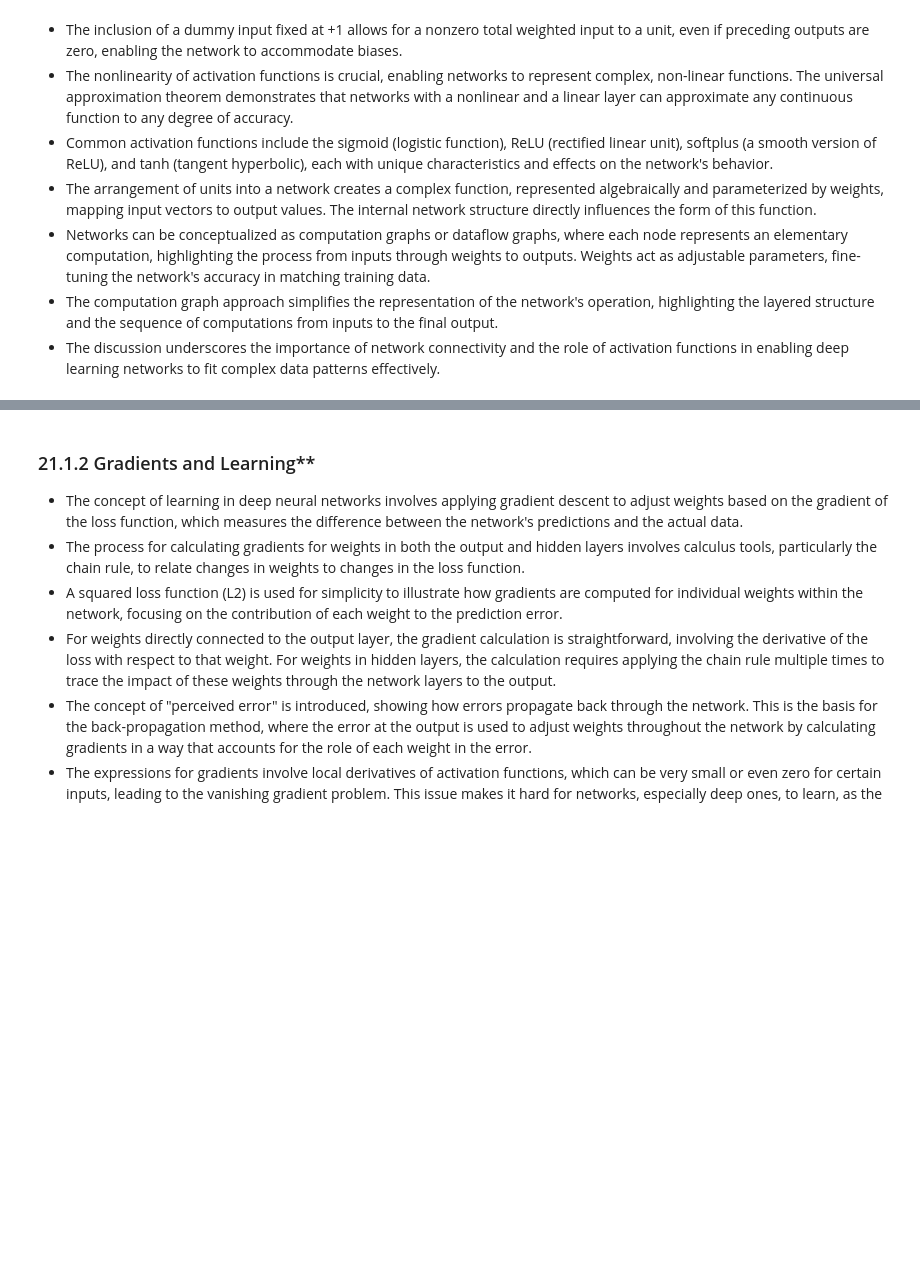
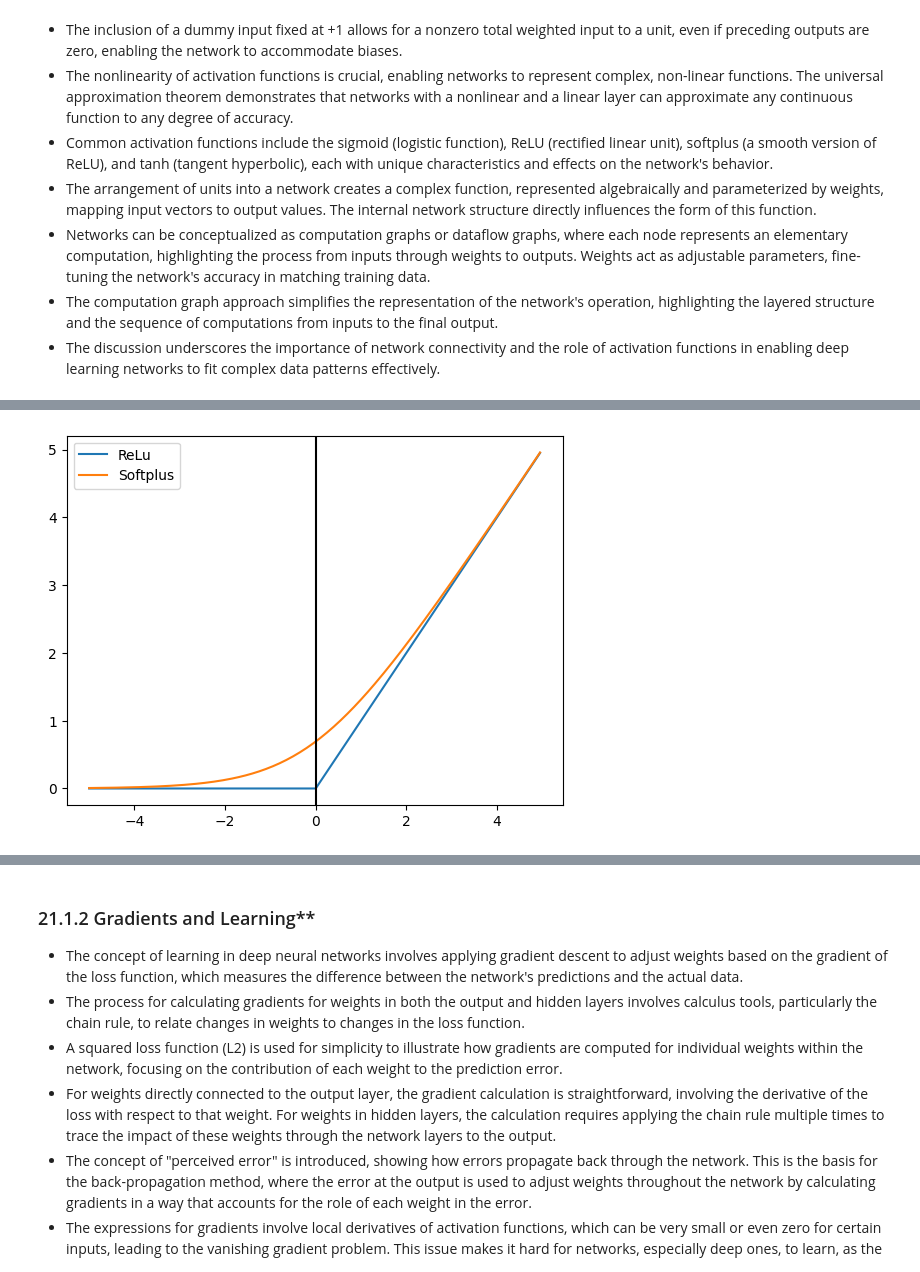
Before and after one commit to ValRCS/RBS_PBM773_Introduction_to_AI, a Jupyter notebook: notebooks/ch21_deep_learning.ipynb, the cells around one changed output, grey strips where cells are left out. Cells and saved outputs as stored; diff of their text form; code cells hidden in the pictures; blank space fills up the shorter version.

```diff
--- a/notebooks/ch21_deep_learning.ipynb
+++ b/notebooks/ch21_deep_learning.ipynb
@@ -33,3 +35,30 @@ major subfields of artificial intelligence.* - AI: A Modern Approach
 - The discussion underscores the importance of network connectivity and the role of activation functions in enabling deep learning networks to fit complex data patterns effectively.
 # %% [markdown]
 <img src="https://github.com/ValRCS/RBS_PBM773_Introduction_to_AI/blob/main/img/ch21_deep_learning/fig21_2_activation.jpg?raw=true" width="500">
+# %%
+# ReLu function
+# ReLU (Rectified Linear Unit) is a piecewise linear function that will output the input directly if it is positive, otherwise, it will output zero.
+import numpy as np
+import matplotlib.pyplot as plt
+
+
+def ReLu(x):
+    return np.maximum(0, x)
+
+# softplus function
+# f(x) = ln(1 + e^x)
+def softplus(x):
+    return np.log(1 + np.exp(x)) # ln(1 + e^x)
+
+x = np.arange(-5, 5, 0.05)
+y1 = ReLu(x)
+y2 = softplus(x)
+# plot it
+plt.plot(x, y1)
+plt.plot(x, y2)
+plt.legend(['ReLu', 'Softplus'])
+# show vertical line through 0
+plt.axvline(x=0, color='k')
+plt.show()
+# %% [output]
+[figure, added]
```
Also changed, not shown: parts of 9 cells of this notebook.
